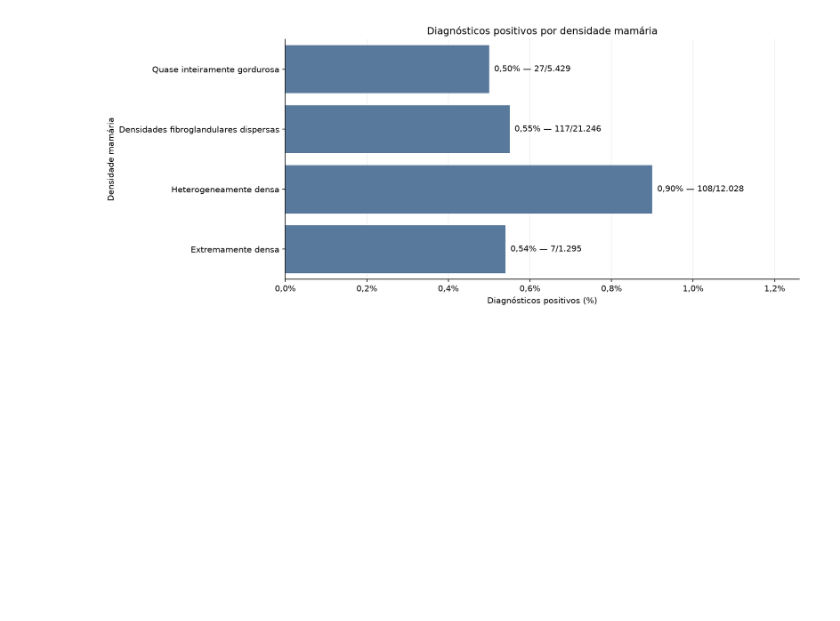
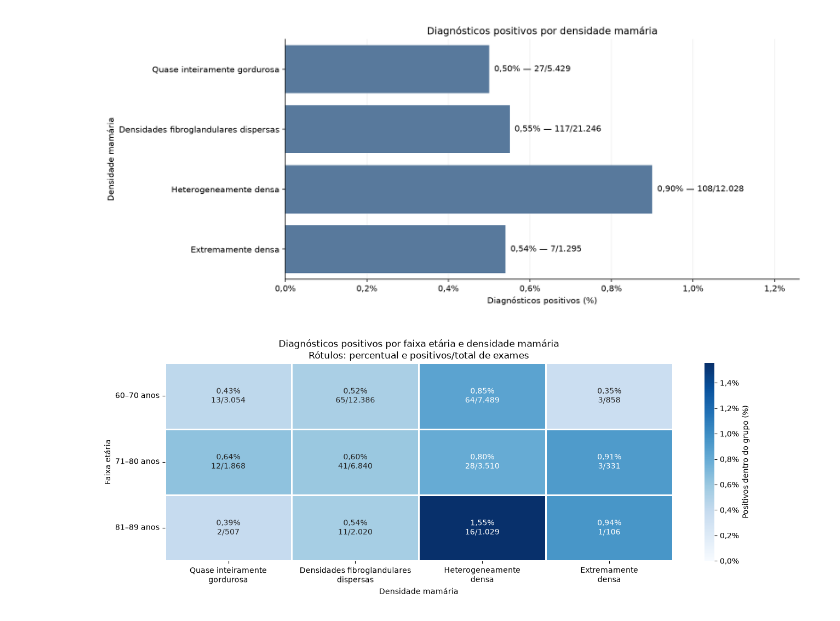
Before and after one commit to arthurMalveste/Breast-Cancer-Analysis-and-Classification, a Jupyter notebook: notebooks/analise.ipynb, the cells around one changed output. Saved outputs shown, nothing was run; the diff lists cells and outputs as text; code cells hidden in the pictures; blank space fills up the shorter version.

```diff
--- a/notebooks/analise.ipynb
+++ b/notebooks/analise.ipynb
@@ -522,6 +651,64 @@ fig.tight_layout()
 plt.show()
 # %% [output]
 [figure]
+# %%
+# Diagnósticos positivos por faixa etária e densidade mamária
+# Cada percentual usa os exames da respectiva combinação; não pacientes distintas.
+# As contagens contextualizam percentuais baseados em poucos positivos.
+from matplotlib.ticker import FuncFormatter
+
+ordem_faixas_idade_densidade = ["60–70 anos", "71–80 anos", "81–89 anos"]
+ordem_densidades_idade = list(categorias_densidade.values())
+dados_idade_densidade = df.assign(**{
+    "Faixa etária": pd.cut(
+        df["Age_At_The_Time_Of_Mammography"], bins=[59, 70, 80, 89],
+        labels=ordem_faixas_idade_densidade,
+    ),
+    "Densidade mamária": df["Patients_BI_RADS_Breast_Density"].map(categorias_densidade),
+})
+resumo_idade_densidade = (
+    dados_idade_densidade.groupby(["Faixa etária", "Densidade mamária"], observed=True)
+    ["Is_Binary_Indicator_Of_Cancer_Diagnosis"]
+    .agg(**{"Total de exames": "size", "Positivos": "sum"})
+    .reset_index()
+)
+resumo_idade_densidade["Positivos (%)"] = (
+    resumo_idade_densidade["Positivos"]
+    / resumo_idade_densidade["Total de exames"] * 100
+)
+percentuais_idade_densidade = resumo_idade_densidade.pivot(
+    index="Faixa etária", columns="Densidade mamária", values="Positivos (%)"
+).reindex(index=ordem_faixas_idade_densidade, columns=ordem_densidades_idade)
+rotulos_idade_densidade = pd.DataFrame(
+    "", index=percentuais_idade_densidade.index, columns=percentuais_idade_densidade.columns
+)
+for _, grupo in resumo_idade_densidade.iterrows():
+    percentual = f"{grupo['Positivos (%)']:.2f}%".replace(".", ",")
+    contagens = f"{int(grupo['Positivos']):,}/{int(grupo['Total de exames']):,}".replace(",", ".")
+    rotulos_idade_densidade.loc[grupo["Faixa etária"], grupo["Densidade mamária"]] = (
+        f"{percentual}\n{contagens}"
+    )
+
+fig, ax = plt.subplots(figsize=(13, 5))
+sns.heatmap(
+    percentuais_idade_densidade, annot=rotulos_idade_densidade, fmt="",
+    cmap="Blues", vmin=0, linewidths=1, linecolor="white",
+    cbar_kws={"label": "Positivos dentro do grupo (%)", "format": FuncFormatter(
+        lambda valor, posicao: f"{valor:.1f}%".replace(".", ",")
+    )}, ax=ax,
+)
+ax.set_title("Diagnósticos positivos por faixa etária e densidade mamária\nRótulos: percentual e positivos/total de exames")
+ax.set_xlabel("Densidade mamária")
+ax.set_ylabel("Faixa etária")
+ax.set_xticklabels([
+    "Quase inteiramente\ngordurosa", "Densidades fibroglandulares\ndispersas",
+    "Heterogeneamente\ndensa", "Extremamente\ndensa",
+], rotation=0)
+ax.tick_params(axis="y", rotation=0)
+fig.tight_layout()
+plt.show()
+# %% [output]
+[figure, added]
 # %%
 # Histórico familiar x diagnóstico
 # No pré-processamento, 228 valores ausentes foram preenchidos com "Não".
```
Also changed, not shown: parts of 27 cells of this notebook.
